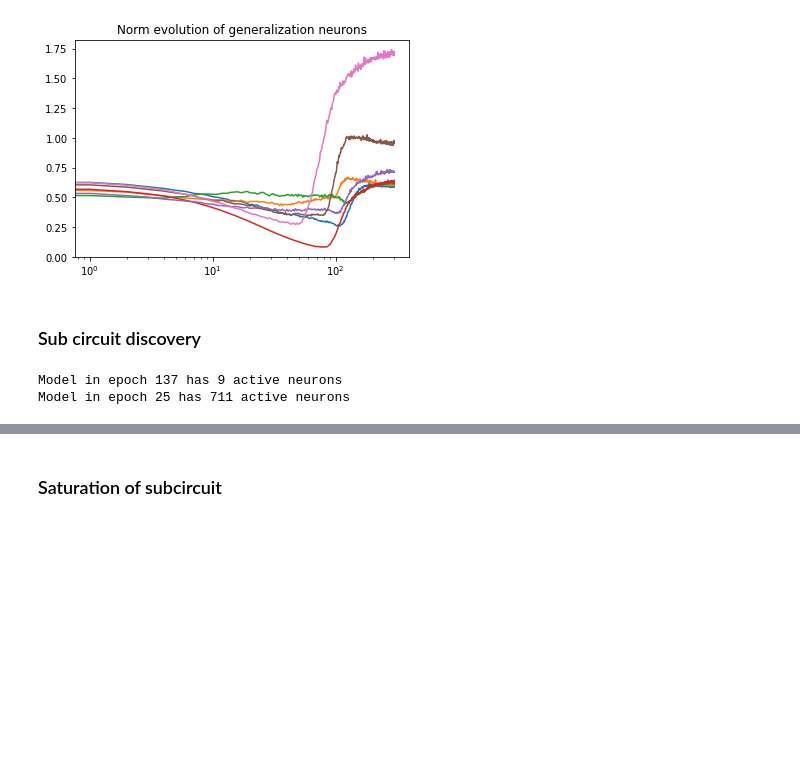
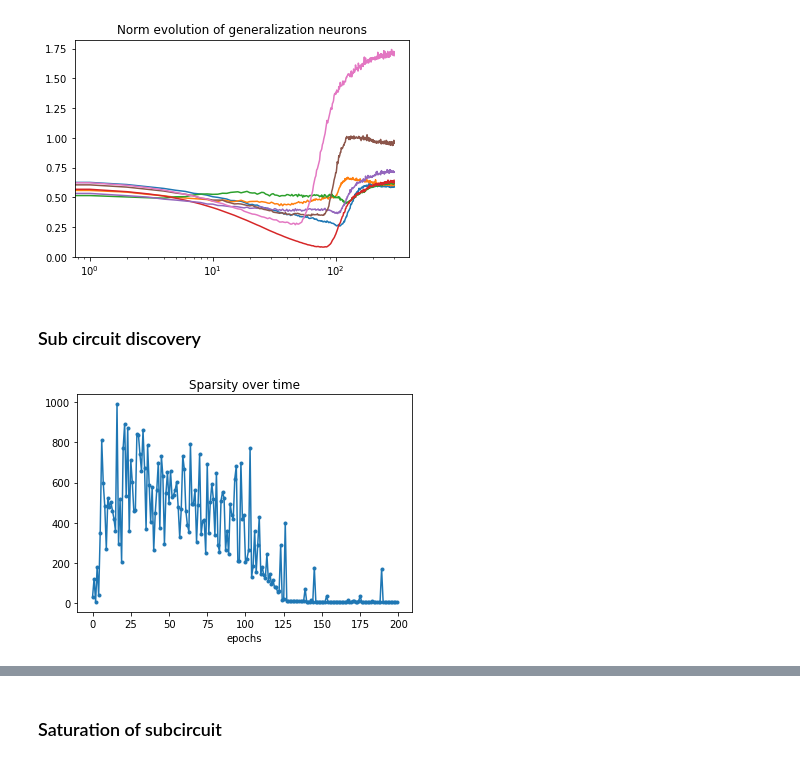
Before and after one commit to yurigalindo/grok, a Jupyter notebook: parity.ipynb, the cells around one changed output, grey strips where cells are left out. Drawn from its saved outputs; the diff is of its cells as text; code cells hidden in the pictures; blank space fills up the shorter version.

```diff
--- a/parity.ipynb
+++ b/parity.ipynb
@@ -244,24 +251,38 @@ plt.show()
 # %% [markdown]
 ### Sub circuit discovery
 # %%
-def circuit_discovery(saved_model, epoch):
+def circuit_discovery(saved_model, epoch, verbose=False):
   # Calculate least number of neurons that recovers original (train set) performance
+
+  # to do - binary search
   for k in range(1, 1000):
     idx = np.array(norms['feats'][epoch]).argsort()[-k:]
 
     if (acc_calc(train_dataloader, saved_model, idx) == acc_calc(train_dataloader, saved_model)):
-      print(f'Model in epoch {epoch} has {k} active neurons')
-      return idx
+      if (verbose):
+        print(f'Model in epoch {epoch} has {k} active neurons')
+      return k, idx
 
     # acc_calc(train_dataloader, mem_model)
 
-gen_model = FF1().to(device)
-gen_model.load_state_dict(torch.load(gen_PATH))
-gen_idx = circuit_discovery(gen_model, gen_epoch)
+sparsity = []
+for epoch in range(T):
+  _model = FF1().to(device)
+  _model.load_state_dict(torch.load(f'model_{epoch}.pt'))
+  size, _ = circuit_discovery(_model, epoch)
+  sparsity.append(size)
 
-mem_model = FF1().to(device)
-mem_model.load_state_dict(torch.load(mem_PATH))
-mem_idx = circuit_discovery(mem_model, mem_epoch)
+plt.plot(sparsity, '.-')
+plt.xlabel('epochs')
+plt.title('Sparsity over time')
+plt.show()
+
+# gen_model = FF1().to(device)
+# gen_model.load_state_dict(torch.load(gen_PATH))
+# gen_idx = circuit_discovery(gen_model, gen_epoch)
+
+# mem_model = FF1().to(device)
+# mem_model.load_state_dict(torch.load(mem_PATH))
+# mem_idx = circuit_discovery(mem_model, mem_epoch)
 # %% [output]
-Model in epoch 137 has 9 active neurons
-Model in epoch 25 has 711 active neurons
+[figure, added]
```
Also changed, not shown: parts of 5 cells of this notebook.
